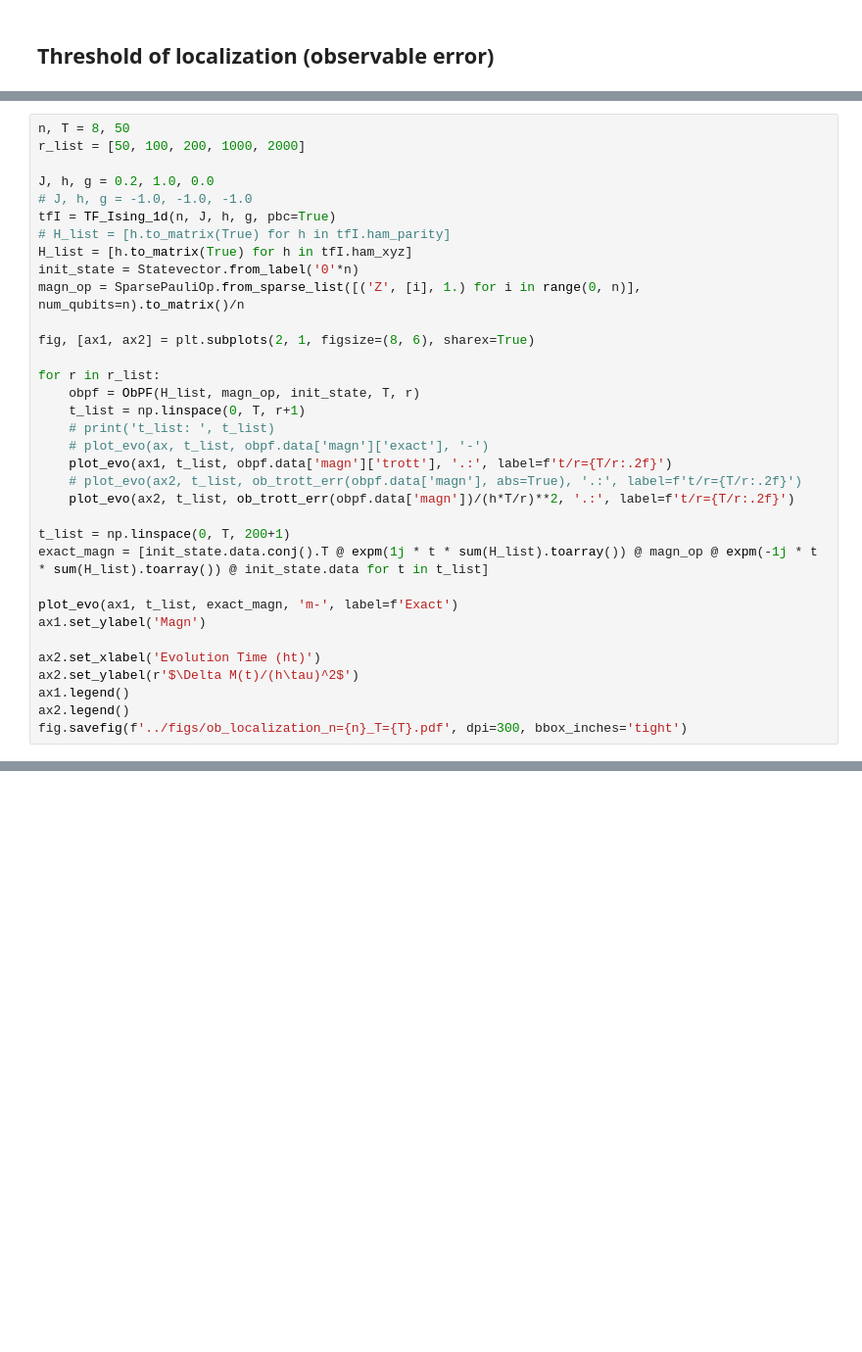
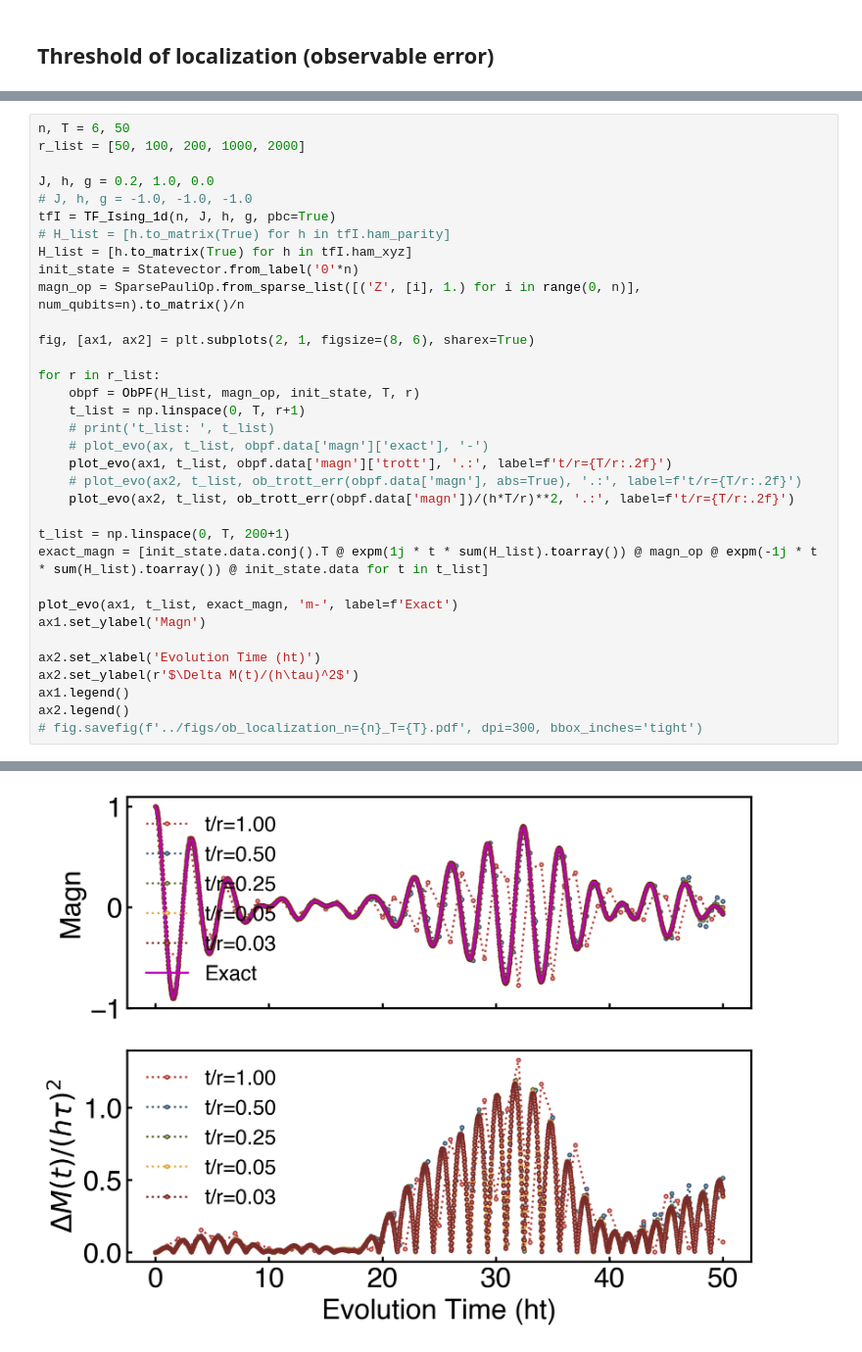
Before and after one commit to Jue-Xu/cookbook-quantum-simulation, a Jupyter notebook: _sources/long_time.ipynb, the cells around one changed output, grey strips where cells are left out. Shown at 98% size. Drawn from its saved outputs; the diff is of its cells as text; blank space fills up the shorter version.

```diff
--- a/_sources/long_time.ipynb
+++ b/_sources/long_time.ipynb
@@ -86,5 +63,5 @@ fig.savefig(f'../figs/recover_ob_localization_n={n}_T={T}.pdf', dpi=300, bbox_in
 # %%
-n, T = 8, 50
+n, T = 6, 50
 r_list = [50, 100, 200, 1000, 2000]
 
 J, h, g = 0.2, 1.0, 0.0
@@ -116,4 +93,5 @@ ax2.set_xlabel('Evolution Time (ht)')
 ax2.set_ylabel(r'$\Delta M(t)/(h\tau)^2$')
 ax1.legend()
 ax2.legend()
-fig.savefig(f'../figs/ob_localization_n={n}_T={T}.pdf', dpi=300, bbox_inches='tight')
+# fig.savefig(f'../figs/ob_localization_n={n}_T={T}.pdf', dpi=300, bbox_inches='tight')
+# %% [output]
@@ -119,0 +99 @@ fig.savefig(f'../figs/ob_localization_n={n}_T={T}.pdf', dpi=300, bbox_inches='ti
+[figure, added]
```
Also changed, not shown: parts of 5 cells of this notebook, 46 other files.
